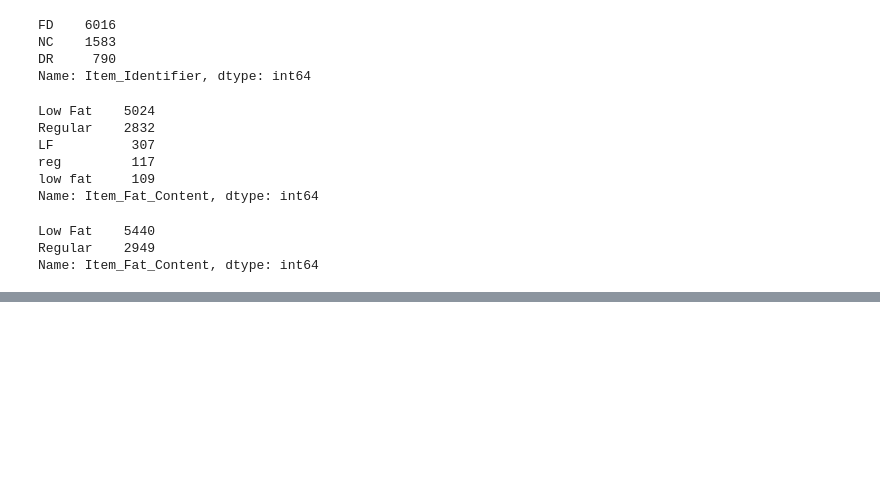
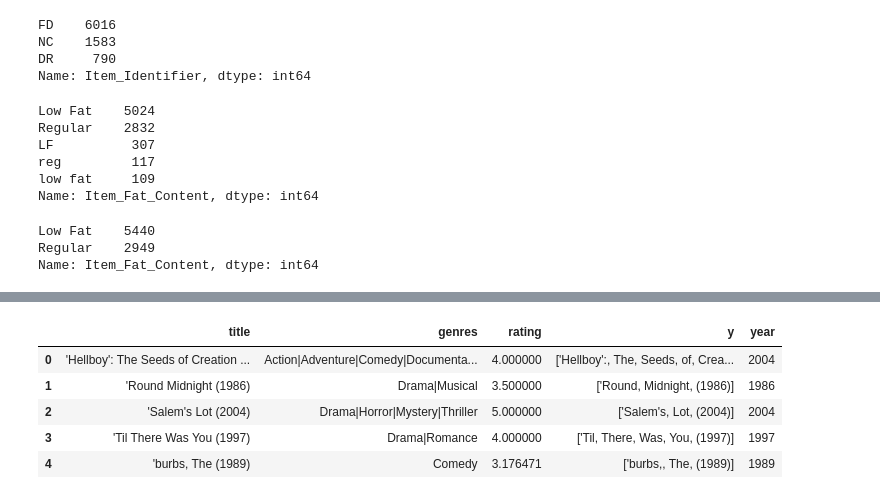
Before and after one commit to shreya1110-dev/ml, a Jupyter notebook: code.ipynb, the cells around one changed output, grey strips where cells are left out. Saved outputs shown, nothing was run; the diff lists cells and outputs as text; code cells hidden in the pictures; blank space fills up the shorter version.

```diff
--- a/code.ipynb
+++ b/code.ipynb
@@ -2669,0 +2812,10 @@ Name: Item_Fat_Content, dtype: int64
+# %%
+data.head()
+# y is an unnecessary column, lets drop it
+# %% [output]
+|  | title | genres | rating | y | year |
+| 0 | 'Hellboy': The Seeds of Creation ... | Action|Adventure|Comedy|Documenta... | 4.000000 | ['Hellboy':, The, Seeds, of, Crea... | 2004 |
+| 1 | 'Round Midnight (1986) | Drama|Musical | 3.500000 | ['Round, Midnight, (1986)] | 1986 |
+| 2 | 'Salem's Lot (2004) | Drama|Horror|Mystery|Thriller | 5.000000 | ['Salem's, Lot, (2004)] | 2004 |
+| 3 | 'Til There Was You (1997) | Drama|Romance | 4.000000 | ['Til, There, Was, You, (1997)] | 1997 |
+| 4 | 'burbs, The (1989) | Comedy | 3.176471 | ['burbs,, The, (1989)] | 1989 |
```
Also changed, not shown: parts of 43 cells of this notebook, 1 other file.
